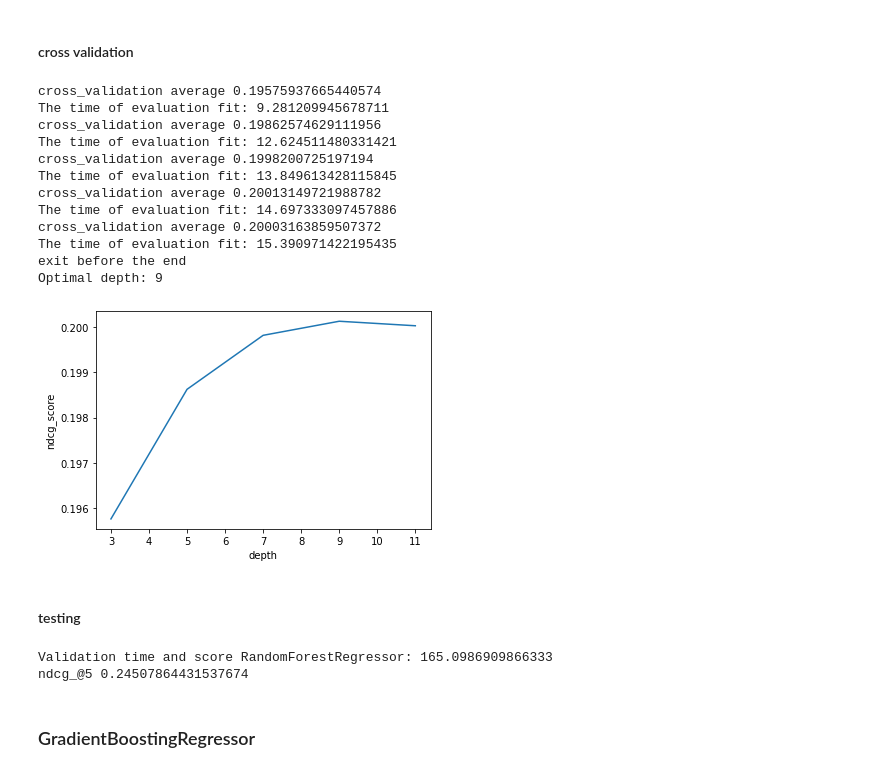
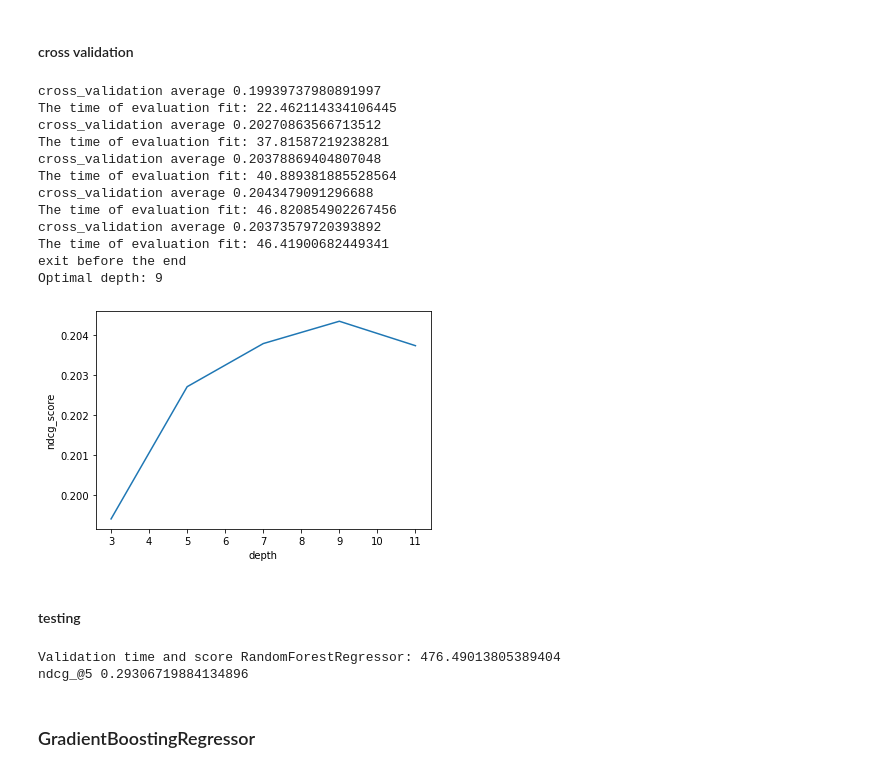
Before and after one commit to wolfbrr/DMT-2022-114, a Jupyter notebook: assignment-2/assignment-2.ipynb, the cells around one changed output. Drawn from its saved outputs; the diff is of its cells as text; code cells hidden in the pictures.

```diff
--- a/assignment-2/assignment-2.ipynb
+++ b/assignment-2/assignment-2.ipynb
@@ -100,16 +100,17 @@ ndcg_@5 0.5
 # %% [markdown]
 #### Cross validation and model fit
 # %%
-def my_fit_and_predict(model, train_set=[], test_set=[], features_to_choose=[], price_max=[], keep_first_lines = []):
+def my_fit_and_predict(model, train_set=[], test_set=[], features_to_choose=[], \
+                       price_max=[], keep_first_lines = [], perform_undersampling=False):
     #x = test_set['prop_id']
     #y = train_set['prop_id']
 
     #print(len(x))
     #print(len(y))
     #print(f'% of unique hotels in train and not in test {100*len(set(x) - set(y))/len(set(x))}')
-
     X_train, X_test = hotel_booking_likelihood(train_set, test_set)
-    X_train = undersample(X_train, keep_first_lines)
+    if perform_undersampling:
+        X_train = undersample(X_train, keep_first_lines)
 
     ## remove outliers from price
     mask = X_train['price_usd']<price_max
@@ -119,13 +120,13 @@ def my_fit_and_predict(model, train_set=[], test_set=[], features_to_choose=[],
 
     return Y_predict
 
-def my_cross_validation(model, X, features_to_choose, n_splits=5, price_max=[], keep_first_lines=[]):
+def my_cross_validation(model, X, features_to_choose, n_splits=5, price_max=[], keep_first_lines=[], perform_undersampling = []):
 
     kfold = KFold(n_splits=n_splits)
     ndcg_score = 0
     for train, test in kfold.split(X):
         X_train, X_test = X.iloc[train, :], X.iloc[test, :]
-        Y_evaluation = my_fit_and_predict(model, X_train, X_test, features_to_choose, price_max, keep_first_lines)
+        Y_evaluation = my_fit_and_predict(model, X_train, X_test, features_to_choose, price_max, keep_first_lines, perform_undersampling)
         Y_target = target_function(X_test)
         ndcg_score += NDCG_at_k(X_test, ranking=Y_evaluation, ideal_ranking=Y_target, k=5, verbose=False)
 
@@ -301,4 +302,5 @@ dtype: float64
 max_price_usd = train['price_usd'].median() + train['price_usd'].std()*5
 print(max_price_usd)
 keep_first_lines = 15
+perform_undersampling = False
 # %% [output]
@@ -409,40 +414,42 @@ X_test = train_eng.iloc[train_idx:, :]
 # %%
 x = []
 depth = [x for x in range(3,15) if x % 2 != 0]
 prev_ndgc = 0
 for i in depth:
     start = time.time()
     model = RandomForestRegressor(max_depth=i, random_state=0, n_jobs=-1)
-    ndcg_score = my_cross_validation(model, X_eval, features_to_choose, n_splits=5, price_max=max_price_usd, keep_first_lines=keep_first_lines)
+    ndcg_score = my_cross_validation(model, X_eval, \
+                features_to_choose, n_splits=5, price_max=max_price_usd,\
+                keep_first_lines=keep_first_lines, perform_undersampling=perform_undersampling)
     end = time.time()
     print("The time of evaluation fit:", end-start)
     x.append(ndcg_score)
     if ndcg_score<prev_ndgc:
         print('exit before the end')
         break    # break here
     prev_ndgc=ndcg_score
 
 optimal_score_index = x.index(max(x))
 optimal_depth = depth[optimal_score_index]
 print(f'Optimal depth: {optimal_depth}')
 plt.plot(depth[0:len(x)], x)
 plt.xlabel('depth')
 plt.ylabel('ndcg_score')
 plt.show()
 # %% [output]
-cross_validation average 0.19575937665440574
-The time of evaluation fit: 9.281209945678711
-cross_validation average 0.19862574629111956
-The time of evaluation fit: 12.624511480331421
-cross_validation average 0.1998200725197194
-The time of evaluation fit: 13.849613428115845
-cross_validation average 0.20013149721988782
-The time of evaluation fit: 14.697333097457886
-cross_validation average 0.20003163859507372
-The time of evaluation fit: 15.390971422195435
+cross_validation average 0.19939737980891997
+The time of evaluation fit: 22.462114334106445
+cross_validation average 0.20270863566713512
+The time of evaluation fit: 37.81587219238281
+cross_validation average 0.20378869404807048
+The time of evaluation fit: 40.889381885528564
+cross_validation average 0.2043479091296688
+The time of evaluation fit: 46.820854902267456
+cross_validation average 0.20373579720393892
+The time of evaluation fit: 46.41900682449341
 exit before the end
 Optimal depth: 9
-[figure, old version]
+[figure, new version]
 # %% [markdown]
 #### testing
 # %%
@@ -455,8 +462,8 @@ print("Validation time and score RandomForestRegressor:", end-start)
 
 ndcg_score = NDCG_at_k(X_test, ranking=Y_pred, ideal_ranking= target_function(X_test), k=5)
 # %% [output]
-Validation time and score RandomForestRegressor: 165.0986909866333
-ndcg_@5 0.24507864431537674
+Validation time and score RandomForestRegressor: 476.49013805389404
+ndcg_@5 0.29306719884134896
 # %% [markdown]
 ### GradientBoostingRegressor
 # %%
```
Also changed, not shown: parts of 7 cells of this notebook, 1 other file.
